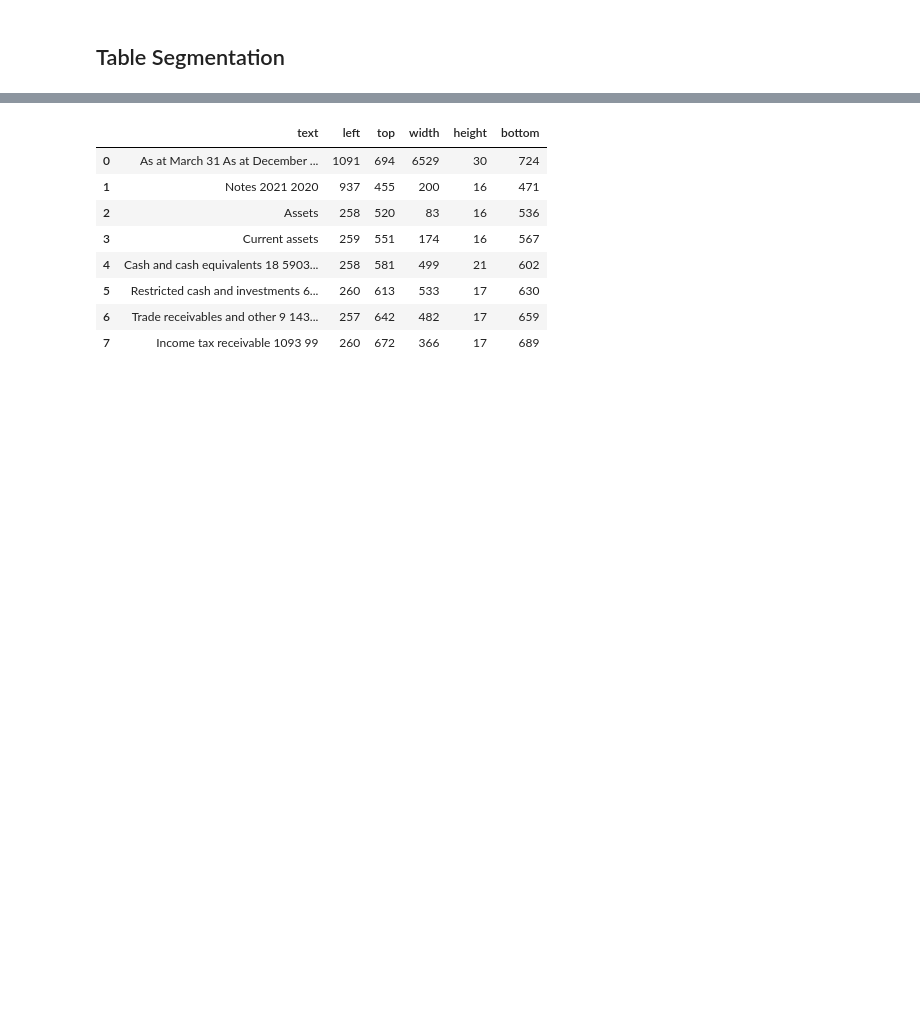
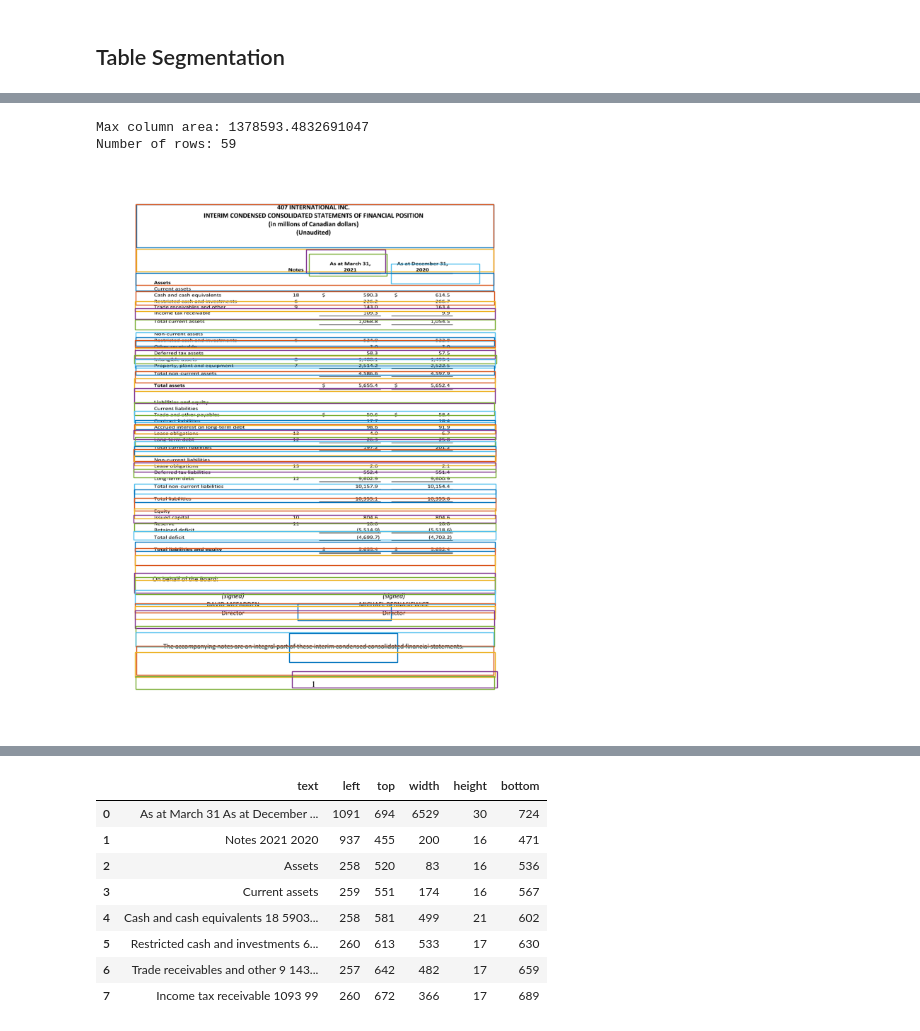
Before and after one commit to laubryan/FP-Robospreader, a Jupyter notebook: Final Project - Prototype.ipynb, the cells around one changed output, grey strips where cells are left out. Saved outputs shown, nothing was run; the diff lists cells and outputs as text; code cells hidden in the pictures; blank space fills up the shorter version.

```diff
--- a/Final Project - Prototype.ipynb
+++ b/Final Project - Prototype.ipynb
@@ -218,3 +218,25 @@ Number of columns: 4
+# %%
+# Extract row boxes using DETR
+target_sizes = [image.size[::-1]]
+ts_results = feature_extractor.post_process_object_detection(ts_outputs, threshold=0.7, target_sizes=target_sizes)[0]
+
+# Extract only columns
+max_column_area = (table_location[2] - table_location[0]) * (table_location[3] - table_location[1]) * 0.9
+print(f"Max column area: {max_column_area}")
+row_boxes = [box for box in ts_results['boxes'] if not is_column(box)]
+num_boxes = len(row_boxes)
+
+print(f"Number of rows: {num_boxes}")
+
+# Sort rows top to bottom
+row_boxes = sorted(row_boxes, key=lambda box: box[1])
+
+# Display the inferred rows
+display_image_boxes(image, row_boxes)
+# %% [output]
+Max column area: 1378593.4832691047
+Number of rows: 59
+[figure, added]
 # %%
 #
 # Get line item text
```
Also changed, not shown: parts of 8 cells of this notebook, 1 other file.
